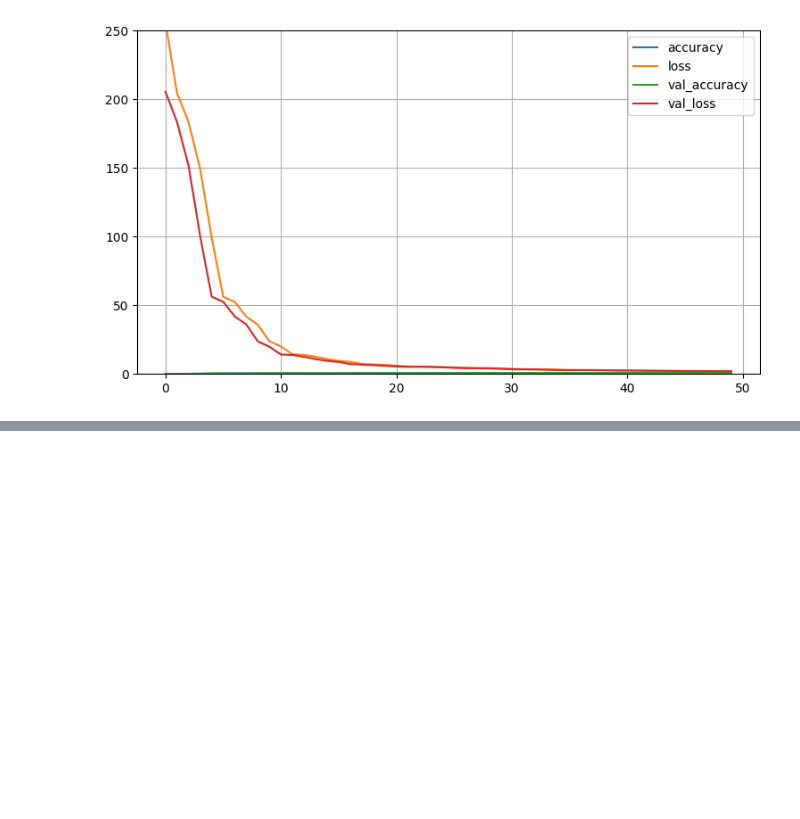
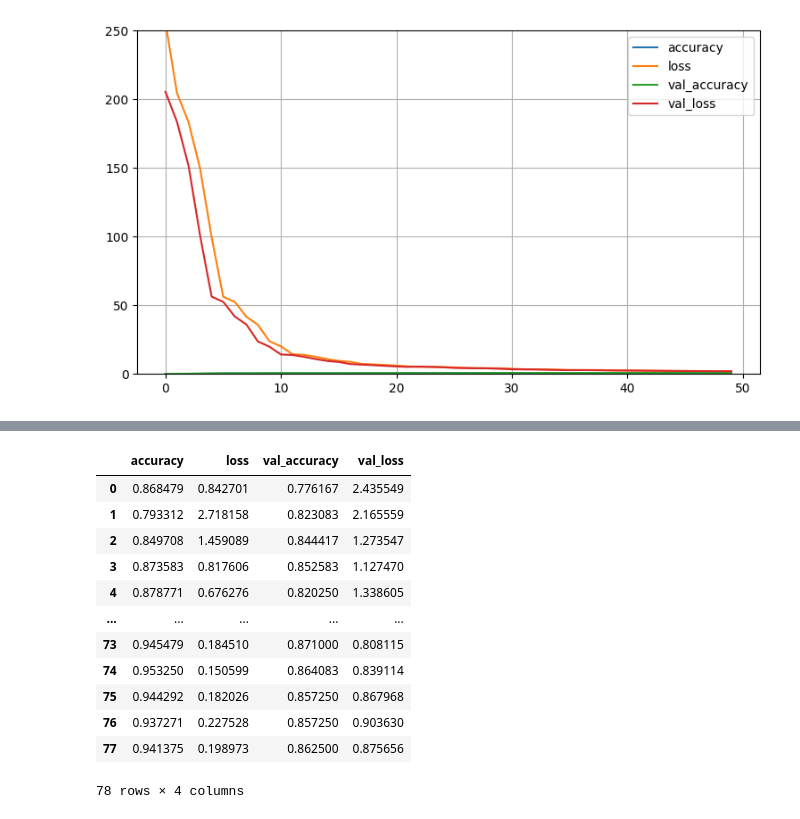
Before and after one commit to JCaballerot/Deep-Learning-Program, a Jupyter notebook: Deep_learning_program/Modulo_I/fashion_MNIST.ipynb, the cells around one changed output, grey strips where cells are left out. Drawn from its saved outputs; the diff is of its cells as text; code cells hidden in the pictures; blank space fills up the shorter version.

```diff
--- a/Deep_learning_program/Modulo_I/fashion_MNIST.ipynb
+++ b/Deep_learning_program/Modulo_I/fashion_MNIST.ipynb
@@ -140,0 +177,17 @@ plt.gca().set_ylim(0, 250) # set the vertical range to [0-1] plt.show()
+# %%
+
+pd.DataFrame(history.history)
+# %% [output]
+|  | accuracy | loss | val_accuracy | val_loss |
+| 0 | 0.868479 | 0.842701 | 0.776167 | 2.435549 |
+| 1 | 0.793312 | 2.718158 | 0.823083 | 2.165559 |
+| 2 | 0.849708 | 1.459089 | 0.844417 | 1.273547 |
+| 3 | 0.873583 | 0.817606 | 0.852583 | 1.127470 |
+| 4 | 0.878771 | 0.676276 | 0.820250 | 1.338605 |
+| ... | ... | ... | ... | ... |
+| 73 | 0.945479 | 0.184510 | 0.871000 | 0.808115 |
+| 74 | 0.953250 | 0.150599 | 0.864083 | 0.839114 |
+| 75 | 0.944292 | 0.182026 | 0.857250 | 0.867968 |
+| 76 | 0.937271 | 0.227528 | 0.857250 | 0.903630 |
+| 77 | 0.941375 | 0.198973 | 0.862500 | 0.875656 |
+78 rows × 4 columns
```
Also changed, not shown: parts of 12 cells of this notebook.
